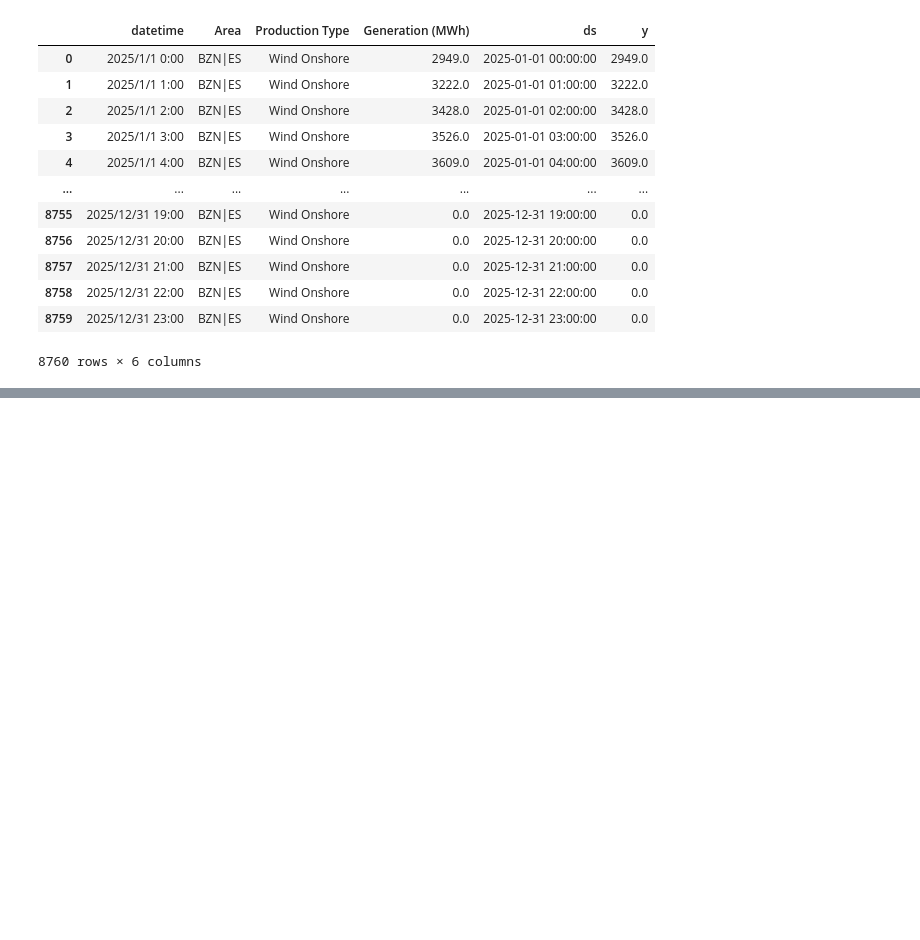
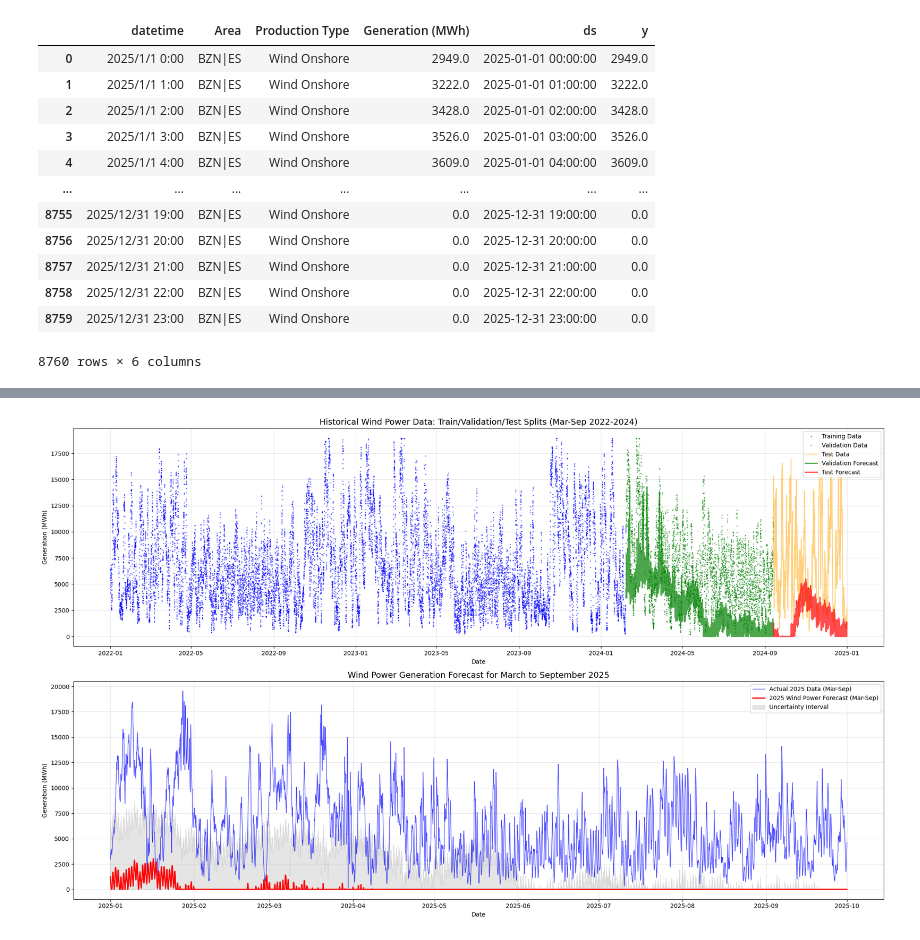
Before and after one commit to sdcastanedaa-max/2025-26-Data-driven, a Jupyter notebook: Prophet/prophet_wind_gen.ipynb, the cells around one changed output, grey strips where cells are left out. Saved outputs shown, nothing was run; the diff lists cells and outputs as text; code cells hidden in the pictures; blank space fills up the shorter version.

Commit message:
25/11/2025 Wind

```diff
--- a/Prophet/prophet_wind_gen.ipynb
+++ b/Prophet/prophet_wind_gen.ipynb
@@ -78,7 +80,7 @@ def get_season(month):
 df['season'] = df['month'].apply(get_season)
 
 # Filter data for March to September only (months 3-9)
-df = df[(df['month'] >= 3) & (df['month'] <= 9)].copy()
+df = df[(df['month'] >= 1) & (df['month'] <= 12)].copy()
 
 print(f"Filtered data for March to September:")
 print(f"  Period: {df['ds'].min()} to {df['ds'].max()}")
@@ -494,3 +512,14 @@ df_2025
 | 8758 | 2025/12/31 22:00 | BZN|ES | Wind Onshore | 0.0 | 2025-12-31 22:00:00 | 0.0 |
 | 8759 | 2025/12/31 23:00 | BZN|ES | Wind Onshore | 0.0 | 2025-12-31 23:00:00 | 0.0 |
 8760 rows × 6 columns
+# %%
+df_2025['month'] = df_2025['ds'].dt.month
+df_2025 = df_2025[(df_2025['month'] >= 1) & (df_2025['month'] <= 9)].copy()
+
+wind_df1 = pd.read_csv("../Gen_data/Wind_2025_1.csv")
+# Create future dataframe with regressor
+future_2025 = df_2025[['ds']].copy()
+future_2025['floor'] = 0
+future_2025 = add_wind_regressor(future_2025,wind_df1)
+
+future_2025.describe
@@ -497,11 +544,5 @@ df_2025
 # %%
-df_2025['month'] = df_2025['ds'].dt.month
-df_2025 = df_2025[(df_2025['month'] >= 3) & (df_2025['month'] <= 9)].copy()
 
-# Create future dataframe with regressor
-future_2025 = df_2025[['ds']].copy()
-future_2025['floor'] = 0
-future_2025 = add_wind_regressor(future_2025,)
 
 # Make predictions
 forecast_2025 = model.predict(future_2025)
@@ -524,0 +618,41 @@ TypeError: add_wind_regressor() missing 1 required positional argument: 'wind_df
+# %%
+# Visualize train/val/test splits and model performance for wind power
+fig, axes = plt.subplots(2, 1, figsize=(20, 12))
+
+# Plot 1: Historical data with splits (Mar-Sep 2022-2024)
+ax1 = axes[0]
+ax1.plot(train_df['ds'], train_df['y'], 'b.', label='Training Data', alpha=0.5, markersize=2)
+ax1.plot(val_df['ds'], val_df['y'], 'g.', label='Validation Data', alpha=0.5, markersize=2)
+ax1.plot(test_df['ds'], test_df['y'], 'orange', label='Test Data', alpha=0.5, markersize=2)
+
+# Add predictions on validation and test sets
+ax1.plot(val_forecast['ds'], val_forecast['yhat'], 'g-', label='Validation Forecast', linewidth=2, alpha=0.7)
+ax1.plot(test_forecast['ds'], test_forecast['yhat'], 'r-', label='Test Forecast', linewidth=2, alpha=0.7)
+
+ax1.set_title('Historical Wind Power Data: Train/Validation/Test Splits (Mar-Sep 2022-2024)', fontsize=14)
+ax1.set_xlabel('Date')
+ax1.set_ylabel('Generation (MWh)')
+ax1.legend(loc='upper right')
+ax1.grid(True, alpha=0.3)
+
+# Plot 2: 2025 Forecast (Mar-Sep)
+ax2 = axes[1]
+ax2.plot(df_2025['ds'], df_2025['y'], 'b-', label='Actual 2025 Data (Mar-Sep)', linewidth=1, alpha=0.7)
+ax2.plot(forecast_2025['ds'], forecast_2025['yhat'], 'r-', label='2025 Wind Power Forecast (Mar-Sep)', linewidth=2)
+ax2.fill_between(forecast_2025['ds'],
+                 forecast_2025['yhat_lower'],
+                 forecast_2025['yhat_upper'],
+                 color='gray',
+                 alpha=0.2,
+                 label='Uncertainty Interval')
+
+ax2.set_title('Wind Power Generation Forecast for March to September 2025', fontsize=14)
+ax2.set_xlabel('Date')
+ax2.set_ylabel('Generation (MWh)')
+ax2.legend(loc='upper right')
+ax2.grid(True, alpha=0.3)
+
+plt.tight_layout()
+plt.show()
+# %% [output]
+[figure, added]
```
Also changed, not shown: parts of 13 cells of this notebook, 3 other files.
